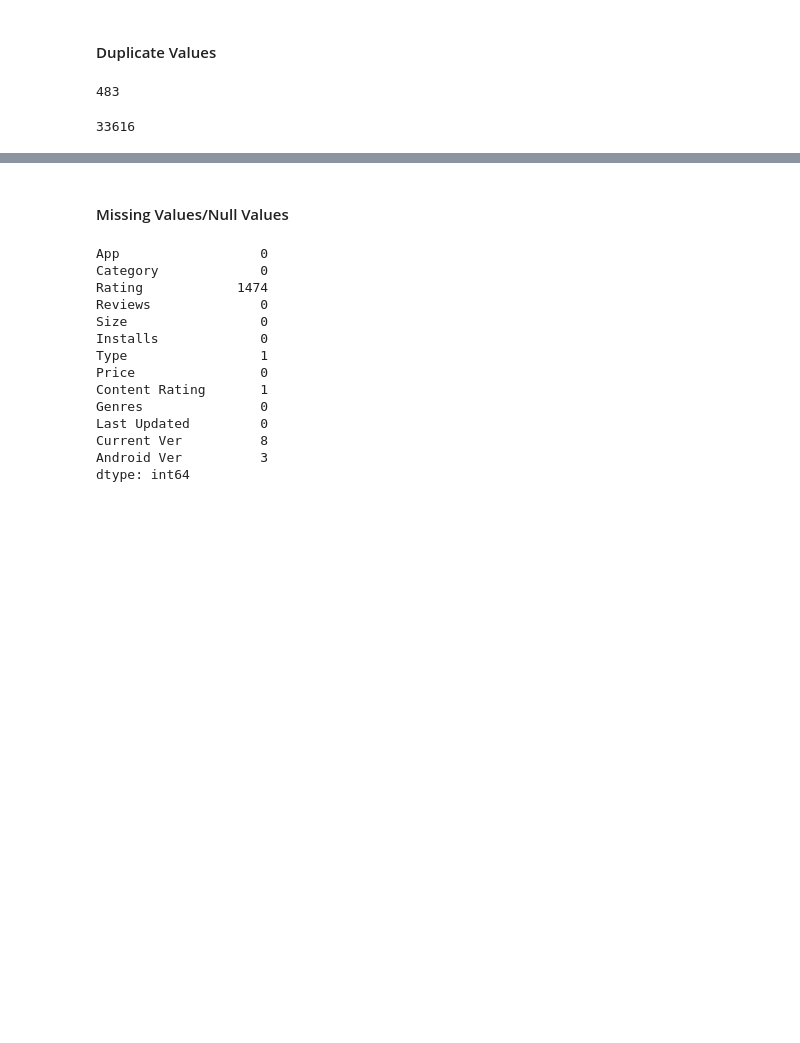
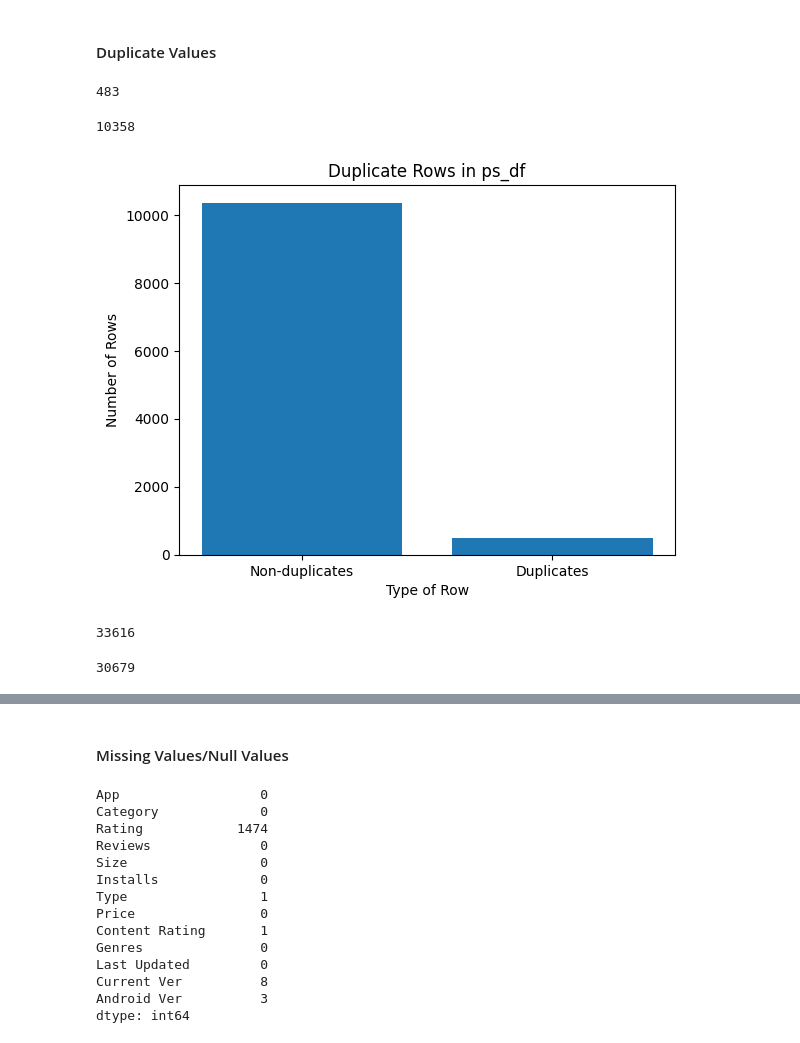
Before and after one commit to ShariqZahid/Szahid, a Jupyter notebook: My_EDA_Project.ipynb, the cells around one changed output, grey strips where cells are left out. Cells and saved outputs as stored; diff of their text form; code cells hidden in the pictures; blank space fills up the shorter version.

```diff
--- a/My_EDA_Project.ipynb
+++ b/My_EDA_Project.ipynb
@@ -165,8 +167,22 @@ memory usage: 2.5+ MB
 #### Duplicate Values
 # %%
 # Dataset Duplicate Value Count
-#ps_df.duplicated().unique()
-len(ps_df[ps_df.duplicated()])
+duplicates = ps_df[ps_df.duplicated()]
+duplicates_count = len(duplicates)
+duplicates_count
 # %% [output]
 483
+# %%
+non_duplicates_count = len(ps_df) - duplicates_count
+non_duplicates_count
+# %% [output]
+10358
+# %%
+plt.bar(['Non-duplicates', 'Duplicates'], [non_duplicates_count, duplicates_count])
+plt.xlabel('Type of Row')
+plt.ylabel('Number of Rows')
+plt.title('Duplicate Rows in ps_df')
+plt.show()
+# %% [output]
+[figure, added]
 # %%
@@ -174,2 +191,7 @@ len(ur_df[ur_df.duplicated()])
 # %% [output]
 33616
+# %%
+non_dup_count = len(ur_df) - dup_count
+non_dup_count
+# %% [output]
+30679
```
Also changed, not shown: parts of 31 cells of this notebook.
